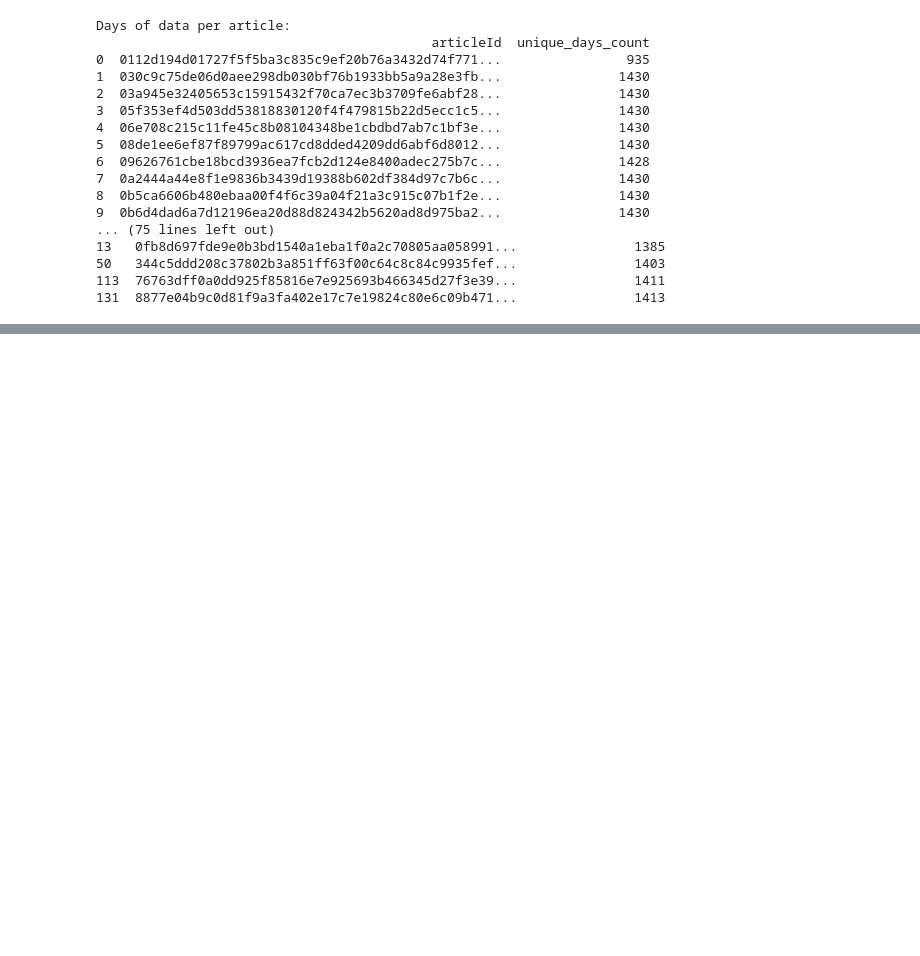
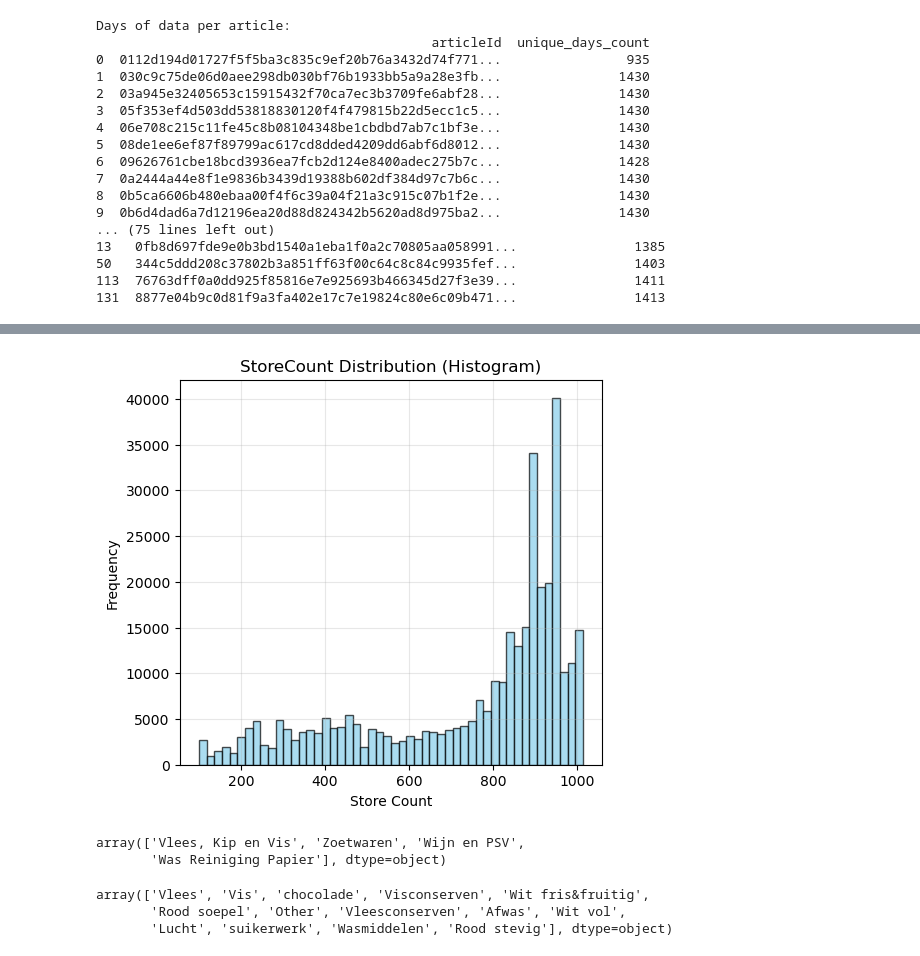
Before and after one commit to gavss2891/BAQM_Seminar, a Jupyter notebook: analysis_pp.ipynb, the cells around one changed output, grey strips where cells are left out. Saved outputs shown, nothing was run; the diff lists cells and outputs as text; code cells hidden in the pictures; blank space fills up the shorter version.

```diff
--- a/analysis_pp.ipynb
+++ b/analysis_pp.ipynb
@@ -119,0 +273,27 @@ Days of data per article:
+# %%
+import matplotlib.pyplot as plt
+import seaborn as sns
+
+# Distribution plot for storeCount
+plt.figure(figsize=(12, 5))
+
+# Subplot 1: Histogram
+plt.subplot(1, 2, 1)
+plt.hist(df_merged['storeCount'], bins=50, edgecolor='black', alpha=0.7, color='skyblue')
+plt.title('StoreCount Distribution (Histogram)')
+plt.xlabel('Store Count')
+plt.ylabel('Frequency')
+plt.grid(True, alpha=0.3)
+# %% [output]
+[figure, added]
+# %%
+df_merged["category"].unique()
+# %% [output]
+array(['Vlees, Kip en Vis', 'Zoetwaren', 'Wijn en PSV',
+       'Was Reiniging Papier'], dtype=object)
+# %%
+df_merged["mainProductGroup"].unique()
+# %% [output]
+array(['Vlees', 'Vis', 'chocolade', 'Visconserven', 'Wit fris&fruitig',
+       'Rood soepel', 'Other', 'Vleesconserven', 'Afwas', 'Wit vol',
+       'Lucht', 'suikerwerk', 'Wasmiddelen', 'Rood stevig'], dtype=object)
```
Also changed, not shown: parts of 6 cells of this notebook.
